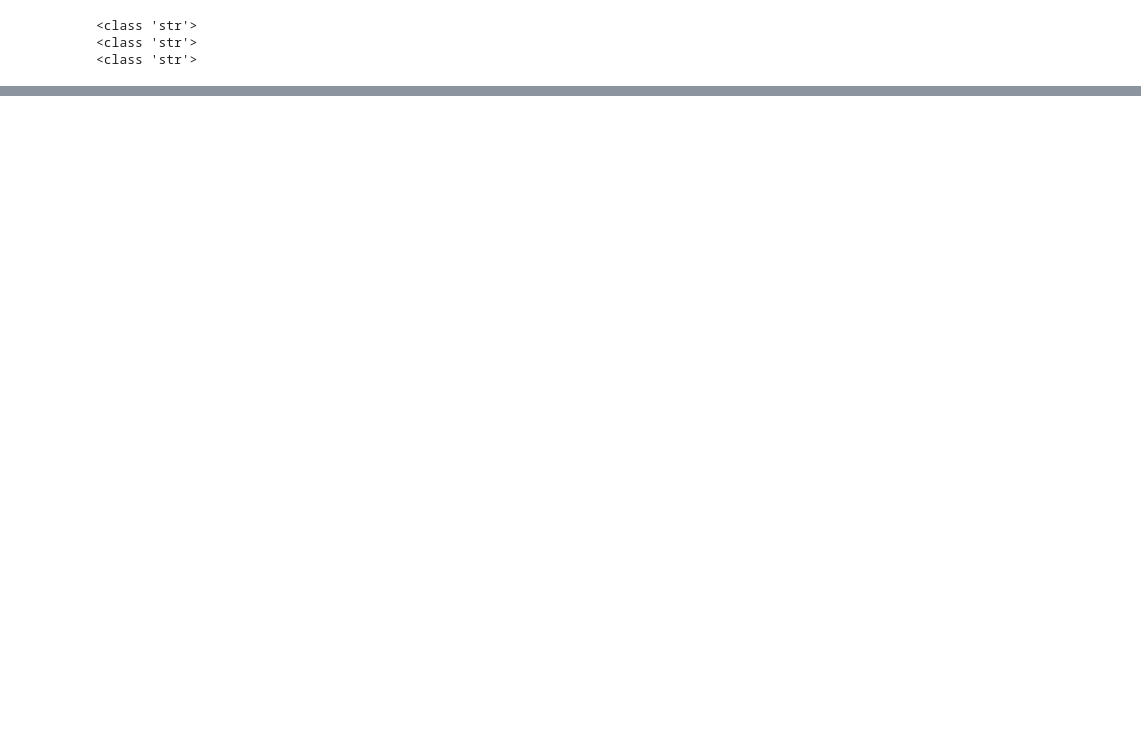
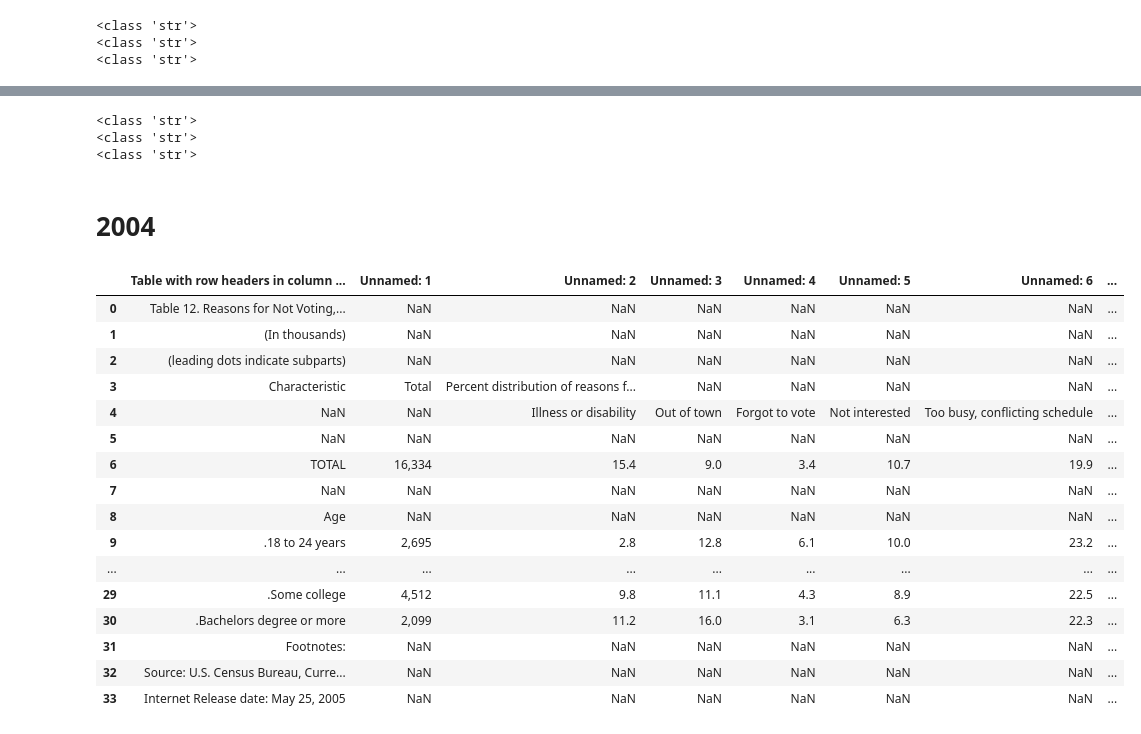
Before and after one commit to VallieTracy/Voter-Registration, a Jupyter notebook: Untitled.ipynb, the cells around one changed output, grey strips where cells are left out. Drawn from its saved outputs; the diff is of its cells as text; code cells hidden in the pictures; blank space fills up the shorter version.

Commit message:
working on 2004, need to work on Selected Characteristics column insertion

```diff
--- a/Untitled.ipynb
+++ b/Untitled.ipynb
@@ -1024,0 +926,6 @@ noVote_2008.to_csv('Resources_ETL/2008_reasons_no_vote.csv')
+# %%
+# Import csv
+# NOTE: Had to save this file in csv utf-8 format
+noVote_2006 = pd.read_csv("Resources/2006_reasons_not_voting.csv")
+pd.set_option('display.max_rows', None)
+noVote_2006.head()
@@ -1024,0 +1023,11 @@ noVote_2008.to_csv('Resources_ETL/2008_reasons_no_vote.csv')
+# %%
+# Replace Selected Characteristics, though I don't know if it's necessary.  May as well since I'm here.
+# First, change 'Selected Characteristics' column to string
+noVote_2006['Selected Characteristics'] = noVote_2006['Selected Characteristics'].astype('str')
+print(type(noVote_2006.iloc[1, 1]))
+print(type(noVote_2006.iloc[2, 1]))
+print(type(noVote_2006.iloc[4, 1]))
+# %% [output]
+<class 'str'>
+<class 'str'>
+<class 'str'>
@@ -1024,0 +1037,25 @@ noVote_2008.to_csv('Resources_ETL/2008_reasons_no_vote.csv')
+# %% [markdown]
+# 2004
+# %%
+# Import csv
+noVote_2004 = pd.read_csv("Resources/2004_reasons_not_voting.csv")
+pd.set_option('display.max_rows', None)
+noVote_2004
+# %% [output]
+|  | Table with row headers in column ... | Unnamed: 1 | Unnamed: 2 | Unnamed: 3 | Unnamed: 4 | Unnamed: 5 | Unnamed: 6 | ... |
+| 0 | Table 12. Reasons for Not Voting,... | NaN | NaN | NaN | NaN | NaN | NaN | ... |
+| 1 | (In thousands) | NaN | NaN | NaN | NaN | NaN | NaN | ... |
+| 2 | (leading dots indicate subparts) | NaN | NaN | NaN | NaN | NaN | NaN | ... |
+| 3 | Characteristic | Total | Percent distribution of reasons f... | NaN | NaN | NaN | NaN | ... |
+| 4 | NaN | NaN | Illness or disability | Out of town | Forgot to vote | Not interested | Too busy, conflicting schedule | ... |
+| 5 | NaN | NaN | NaN | NaN | NaN | NaN | NaN | ... |
+| 6 | TOTAL | 16,334 | 15.4 | 9.0 | 3.4 | 10.7 | 19.9 | ... |
+| 7 | NaN | NaN | NaN | NaN | NaN | NaN | NaN | ... |
+| 8 | Age | NaN | NaN | NaN | NaN | NaN | NaN | ... |
+| 9 | .18 to 24 years | 2,695 | 2.8 | 12.8 | 6.1 | 10.0 | 23.2 | ... |
+| ... | ... | ... | ... | ... | ... | ... | ... | ... |
+| 29 | .Some college | 4,512 | 9.8 | 11.1 | 4.3 | 8.9 | 22.5 | ... |
+| 30 | .Bachelors degree or more | 2,099 | 11.2 | 16.0 | 3.1 | 6.3 | 22.3 | ... |
+| 31 | Footnotes: | NaN | NaN | NaN | NaN | NaN | NaN | ... |
+| 32 | Source: U.S. Census Bureau, Curre... | NaN | NaN | NaN | NaN | NaN | NaN | ... |
+| 33 | Internet Release date: May 25, 2005 | NaN | NaN | NaN | NaN | NaN | NaN | ... |
```
Also changed, not shown: parts of 27 cells of this notebook, 3 other files.
